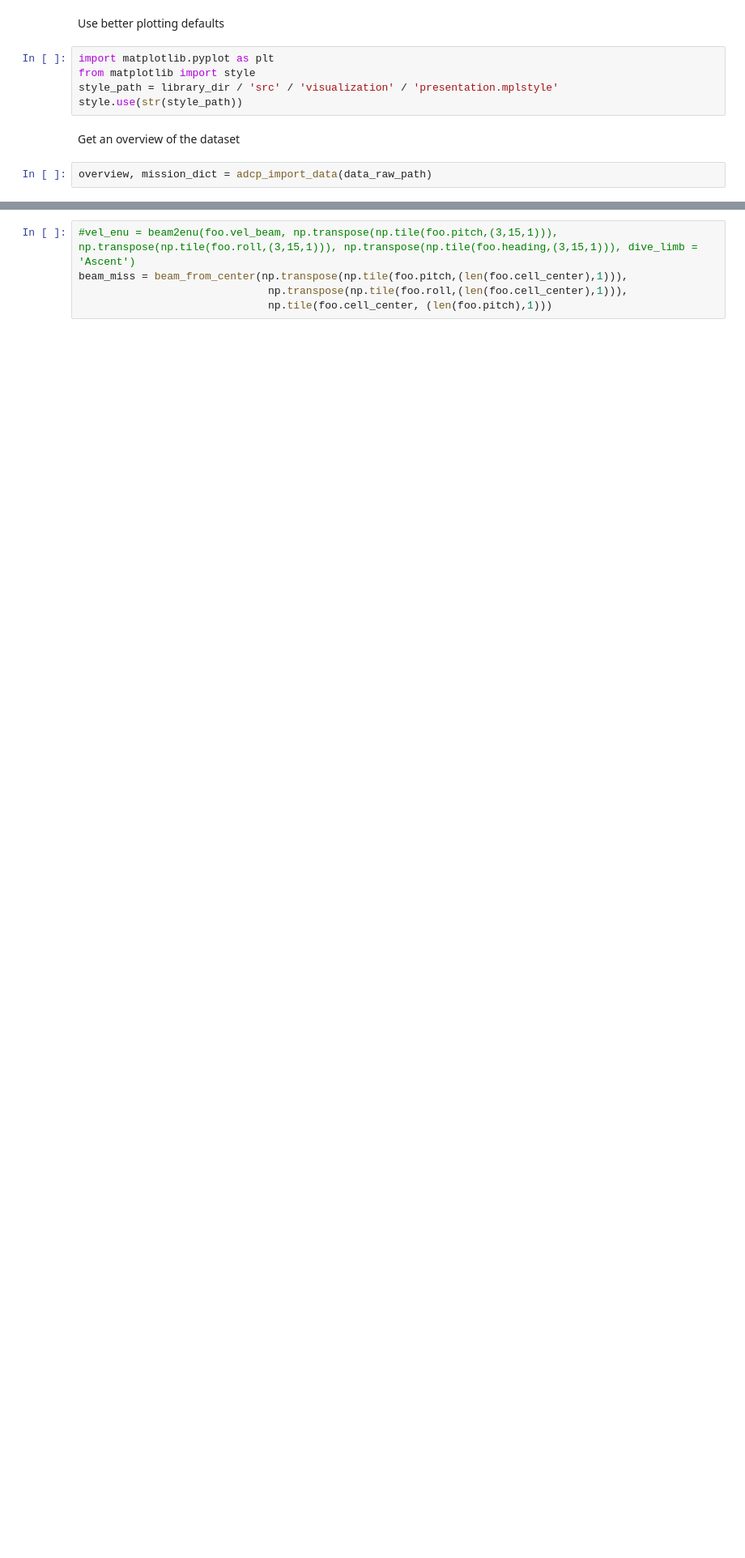
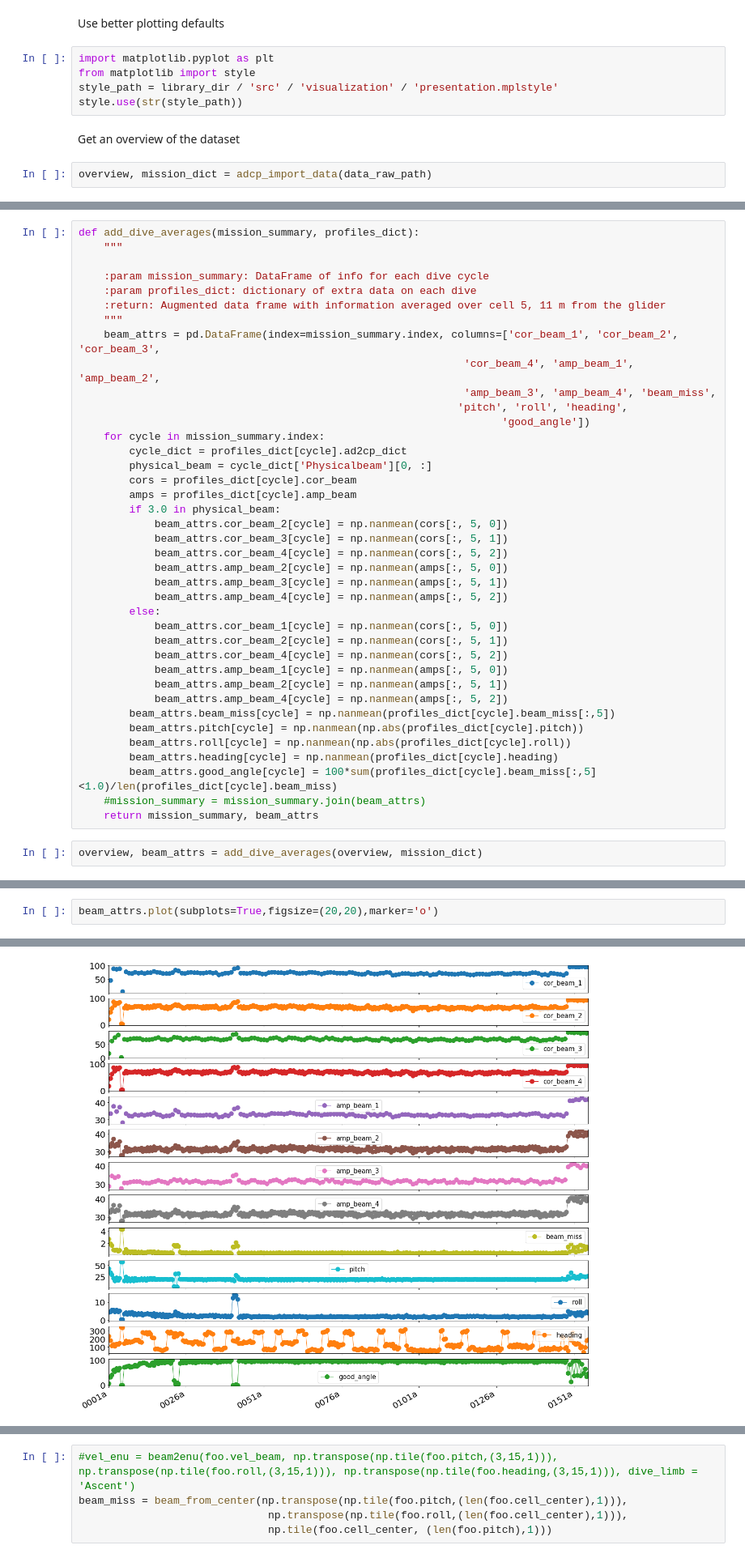
Before and after one commit to callumrollo/adcp-glider, a Jupyter notebook: notebooks/explore_data.ipynb, the cells around one changed output, grey strips where cells are left out. Shown at 81% size. Cells and saved outputs as stored; diff of their text form; blank space fills up the shorter version.

Commit message:
added average attitude per dive limb

```diff
--- a/notebooks/explore_data.ipynb
+++ b/notebooks/explore_data.ipynb
@@ -30,0 +27,41 @@ list(mission_dict)
+# %%
+def add_dive_averages(mission_summary, profiles_dict):
+    """
+
+    :param mission_summary: DataFrame of info for each dive cycle
+    :param profiles_dict: dictionary of extra data on each dive
+    :return: Augmented data frame with information averaged over cell 5, 11 m from the glider
+    """
+    beam_attrs = pd.DataFrame(index=mission_summary.index, columns=['cor_beam_1', 'cor_beam_2', 'cor_beam_3',
+                                                             'cor_beam_4', 'amp_beam_1', 'amp_beam_2',
+                                                             'amp_beam_3', 'amp_beam_4', 'beam_miss',
+                                                            'pitch', 'roll', 'heading',
+                                                                   'good_angle'])
+    for cycle in mission_summary.index:
+        cycle_dict = profiles_dict[cycle].ad2cp_dict
+        physical_beam = cycle_dict['Physicalbeam'][0, :]
+        cors = profiles_dict[cycle].cor_beam
+        amps = profiles_dict[cycle].amp_beam
+        if 3.0 in physical_beam:
+            beam_attrs.cor_beam_2[cycle] = np.nanmean(cors[:, 5, 0])
+            beam_attrs.cor_beam_3[cycle] = np.nanmean(cors[:, 5, 1])
+            beam_attrs.cor_beam_4[cycle] = np.nanmean(cors[:, 5, 2])
+            beam_attrs.amp_beam_2[cycle] = np.nanmean(amps[:, 5, 0])
+            beam_attrs.amp_beam_3[cycle] = np.nanmean(amps[:, 5, 1])
+            beam_attrs.amp_beam_4[cycle] = np.nanmean(amps[:, 5, 2])
+        else:
+            beam_attrs.cor_beam_1[cycle] = np.nanmean(cors[:, 5, 0])
+            beam_attrs.cor_beam_2[cycle] = np.nanmean(cors[:, 5, 1])
+            beam_attrs.cor_beam_4[cycle] = np.nanmean(cors[:, 5, 2])
+            beam_attrs.amp_beam_1[cycle] = np.nanmean(amps[:, 5, 0])
+            beam_attrs.amp_beam_2[cycle] = np.nanmean(amps[:, 5, 1])
+            beam_attrs.amp_beam_4[cycle] = np.nanmean(amps[:, 5, 2])
+        beam_attrs.beam_miss[cycle] = np.nanmean(profiles_dict[cycle].beam_miss[:,5])
+        beam_attrs.pitch[cycle] = np.nanmean(np.abs(profiles_dict[cycle].pitch))
+        beam_attrs.roll[cycle] = np.nanmean(np.abs(profiles_dict[cycle].roll))
+        beam_attrs.heading[cycle] = np.nanmean(profiles_dict[cycle].heading)
+        beam_attrs.good_angle[cycle] = 100*sum(profiles_dict[cycle].beam_miss[:,5]<1.0)/len(profiles_dict[cycle].beam_miss)
+    #mission_summary = mission_summary.join(beam_attrs)
+    return mission_summary, beam_attrs
+# %%
+overview, beam_attrs = add_dive_averages(overview, mission_dict)
@@ -30,0 +88,3 @@ list(mission_dict)
+# %%
+beam_attrs.plot(subplots=True,figsize=(20,20),marker='o')
+# %% [output]
@@ -30,0 +105 @@ list(mission_dict)
+[figure, added]
```
Also changed, not shown: parts of 19 cells of this notebook, 1 other file.
